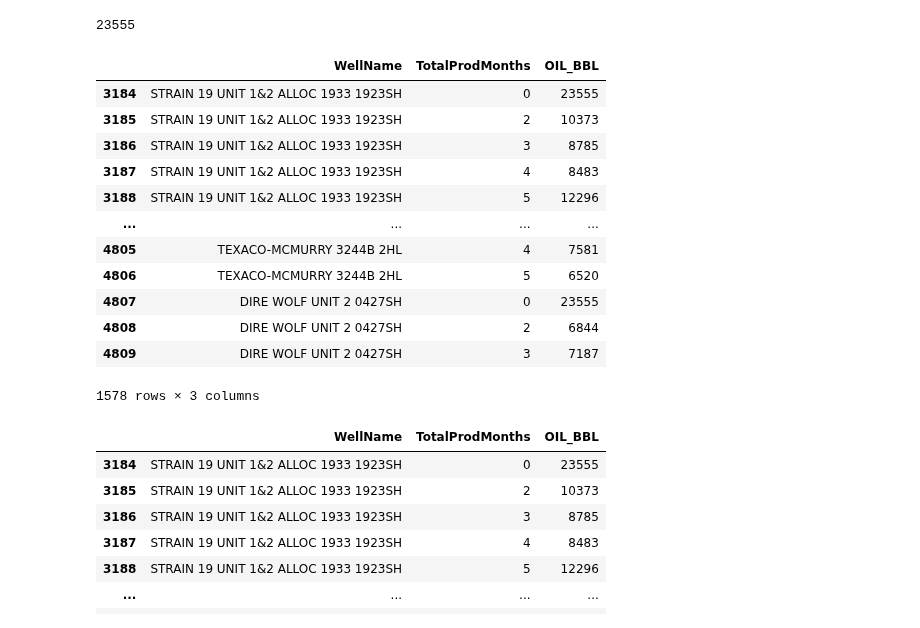
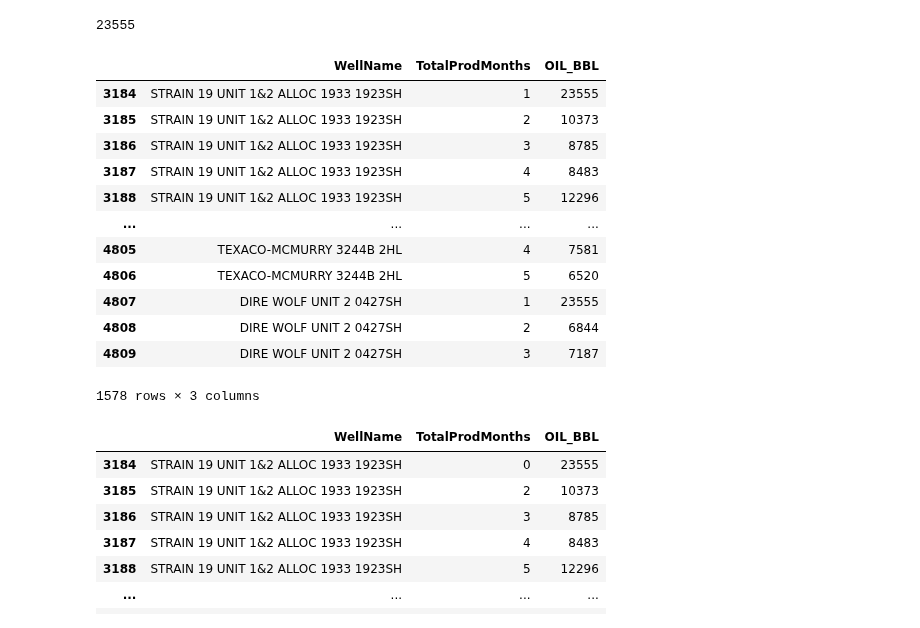
Before and after one commit to dasxgo/rocket-app, a Jupyter notebook: tap_rock_shlitz.ipynb, the cells around one changed output. Saved outputs shown, nothing was run; the diff lists cells and outputs as text; code cells hidden in the pictures.

```diff
--- a/tap_rock_shlitz.ipynb
+++ b/tap_rock_shlitz.ipynb
@@ -219,0 +197,9 @@ df_vis
+# %%
+def select_data_frame(df, reservoir):
+    df_reservoir = df[df['RESERVOIR'] == reservoir]
+    return df_reservoir[['WellName', 'TotalProdMonths', 'OIL_BBL']]
+
+# funtion for the reservoir
+df_lss = select_data_frame(df, "LSS")
+df_wsb = select_data_frame(df, "WCB")
+df_wca = select_data_frame(df, "WCA")
@@ -226,11 +228,11 @@ df_vis['OIL_BBL'].max()
 # %%
 # Remplace maximum
 
-df_vis.loc[df_vis["TotalProdMonths"] <= 1, 'OIL_BBL'] =  23555.000000
-df_vis
+df_lss.loc[df_lss["TotalProdMonths"] <= 1, 'OIL_BBL'] =  23555.000000
+df_lss
 # %% [output]
 |  | WellName | TotalProdMonths | OIL_BBL |
-| 3184 | STRAIN 19 UNIT 1&2 ALLOC 1933 1923SH | 0 | 23555 |
+| 3184 | STRAIN 19 UNIT 1&2 ALLOC 1933 1923SH | 1 | 23555 |
 | 3185 | STRAIN 19 UNIT 1&2 ALLOC 1933 1923SH | 2 | 10373 |
 | 3186 | STRAIN 19 UNIT 1&2 ALLOC 1933 1923SH | 3 | 8785 |
 | 3187 | STRAIN 19 UNIT 1&2 ALLOC 1933 1923SH | 4 | 8483 |
@@ -238,7 +240,7 @@ df_vis
 | ... | ... | ... | ... |
 | 4805 | TEXACO-MCMURRY 3244B 2HL | 4 | 7581 |
 | 4806 | TEXACO-MCMURRY 3244B 2HL | 5 | 6520 |
-| 4807 | DIRE WOLF UNIT 2 0427SH | 0 | 23555 |
+| 4807 | DIRE WOLF UNIT 2 0427SH | 1 | 23555 |
 | 4808 | DIRE WOLF UNIT 2 0427SH | 2 | 6844 |
 | 4809 | DIRE WOLF UNIT 2 0427SH | 3 | 7187 |
 1578 rows × 3 columns
```
Also changed, not shown: parts of 10 cells of this notebook.
